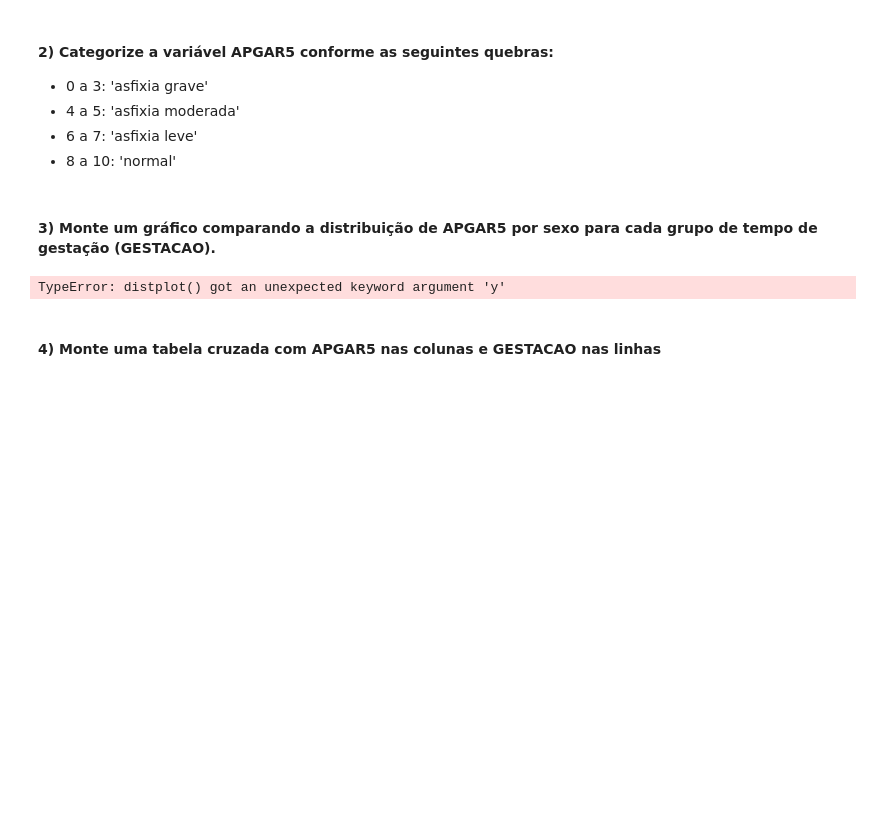
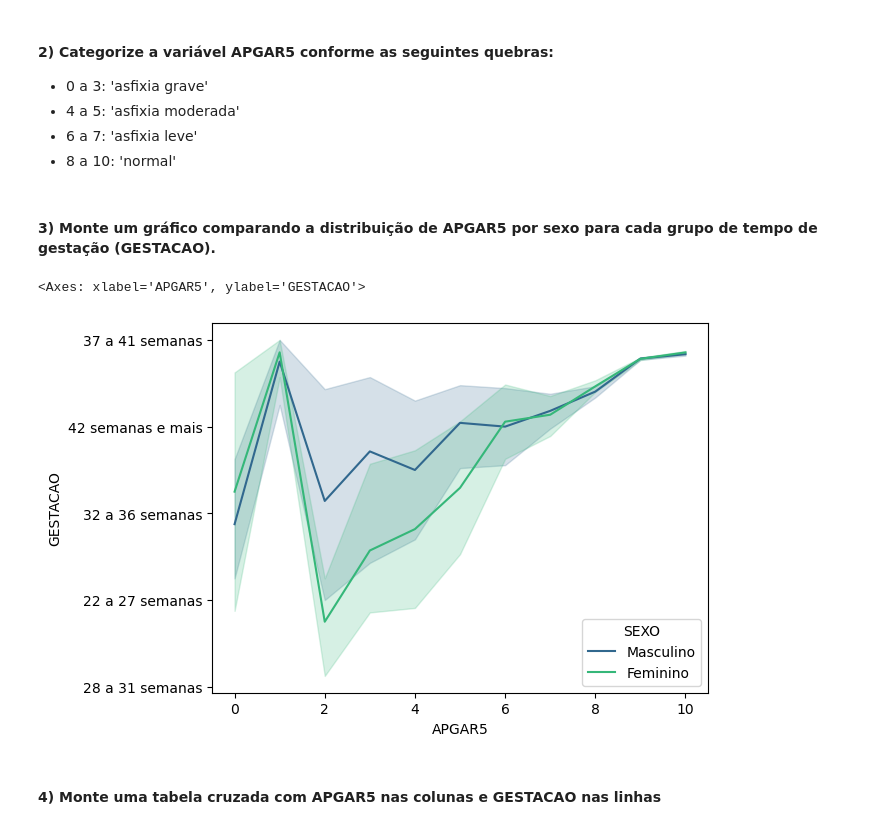
Before and after one commit to VitorGS-DEV/Aprendizado-DataScience, a Jupyter notebook: mod06 Tarefa 3.ipynb, the cells around one changed output. Cells and saved outputs as stored; diff of their text form; code cells hidden in the pictures; blank space fills up the shorter version.

```diff
--- a/mod06 Tarefa 3.ipynb
+++ b/mod06 Tarefa 3.ipynb
@@ -25,9 +25,10 @@ df.loc[df['APGAR5'] >= 8, 'apgra5_class'] =  'normal'
 # %% [markdown]
 #### 3) Monte um gráfico comparando a distribuição de APGAR5 por sexo para cada grupo de tempo de gestação (GESTACAO).
 # %%
-sns.(x='APGAR5', y='GESTACAO', hue='SEXO', data=df, palette='viridis')
+sns.lineplot(x='APGAR5', y='GESTACAO', hue='SEXO', data=df, palette='viridis')
 # %% [output]
-TypeError: distplot() got an unexpected keyword argument 'y'
+<Axes: xlabel='APGAR5', ylabel='GESTACAO'>
+[figure, added]
 # %% [markdown]
 ####  4) Monte uma tabela cruzada com APGAR5 nas colunas e GESTACAO nas linhas
 # %%
```
